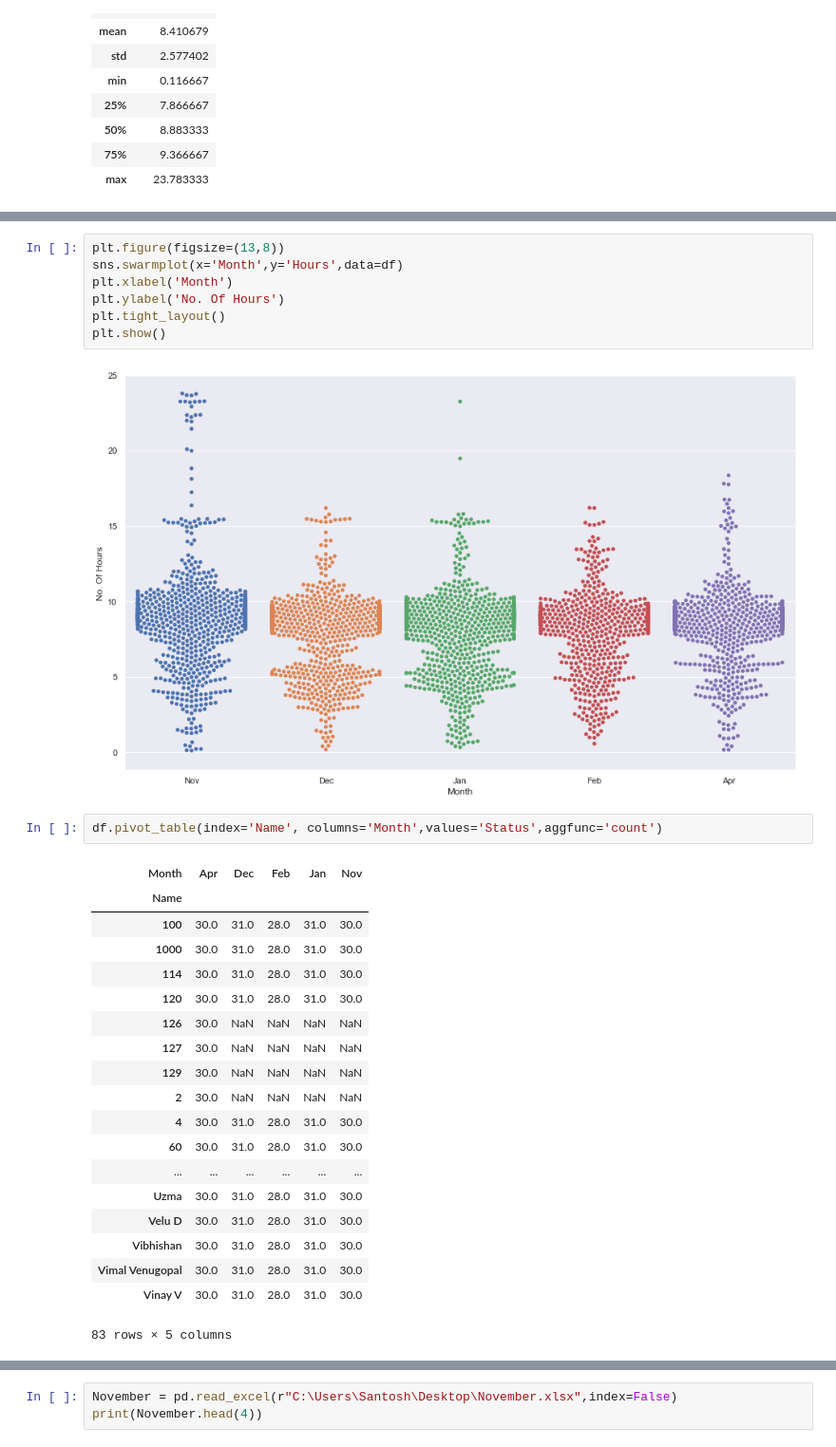
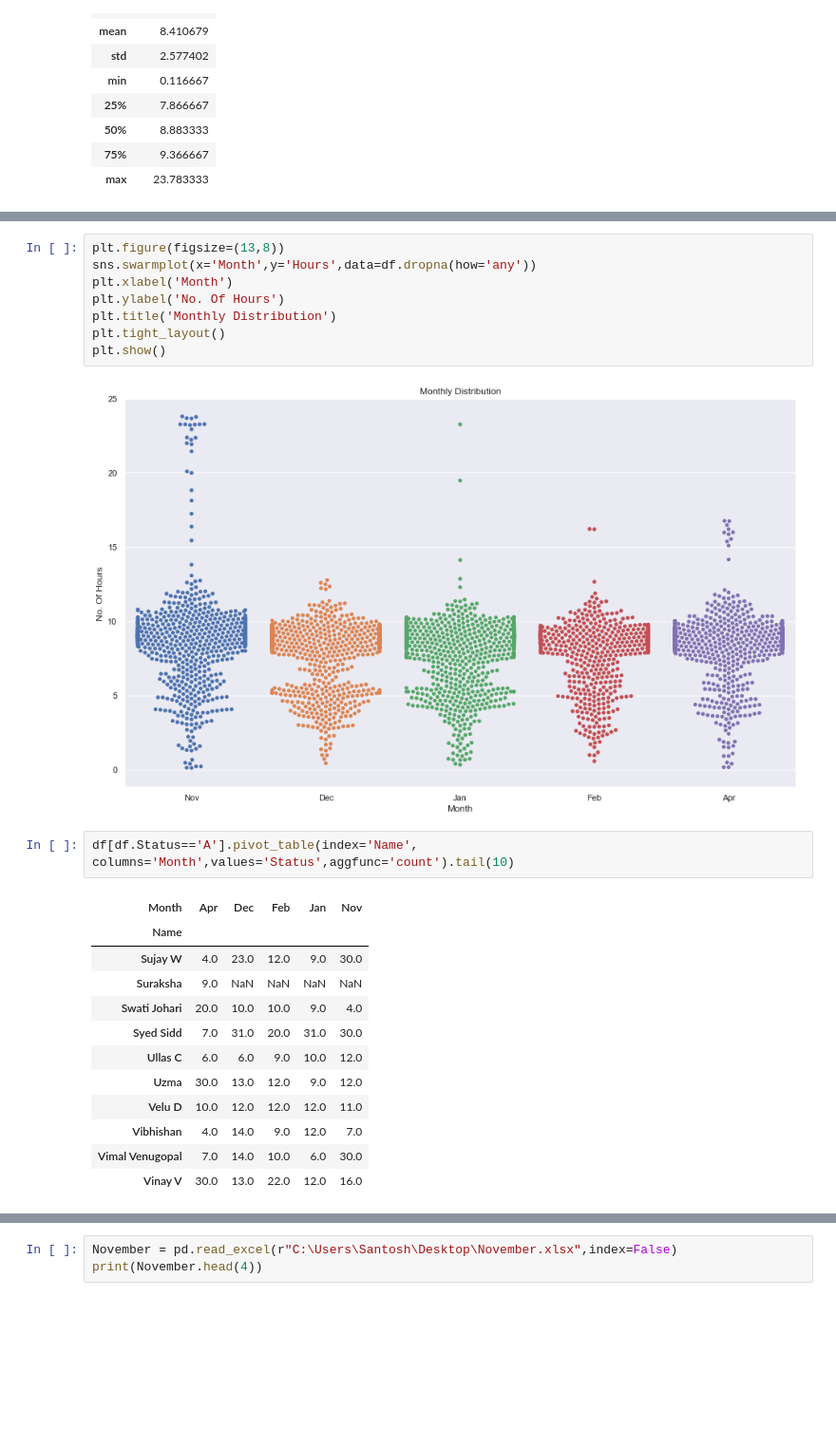
Before and after one commit to csantoshraju/myschoolpage, a Jupyter notebook: MSP_Analysis.ipynb, the cells around one changed output, grey strips where cells are left out. Shown: that part at 95% size. Drawn from its saved outputs; the diff is of its cells as text; blank space fills up the shorter version.

```diff
--- a/MSP_Analysis.ipynb
+++ b/MSP_Analysis.ipynb
@@ -100,31 +83,25 @@ plt.show()
 # %%
 plt.figure(figsize=(13,8))
-sns.swarmplot(x='Month',y='Hours',data=df)
+sns.swarmplot(x='Month',y='Hours',data=df.dropna(how='any'))
 plt.xlabel('Month')
 plt.ylabel('No. Of Hours')
+plt.title('Monthly Distribution')
 plt.tight_layout()
 plt.show()
 # %% [output]
-[figure, old version]
+[figure, new version]
 # %%
-df.pivot_table(index='Name', columns='Month',values='Status',aggfunc='count')
+df[df.Status=='A'].pivot_table(index='Name', columns='Month',values='Status',aggfunc='count').tail(10)
 # %% [output]
 | Month | Apr | Dec | Feb | Jan | Nov |
 | Name |  |  |  |  |  |
-| 100 | 30.0 | 31.0 | 28.0 | 31.0 | 30.0 |
-| 1000 | 30.0 | 31.0 | 28.0 | 31.0 | 30.0 |
-| 114 | 30.0 | 31.0 | 28.0 | 31.0 | 30.0 |
-| 120 | 30.0 | 31.0 | 28.0 | 31.0 | 30.0 |
-| 126 | 30.0 | NaN | NaN | NaN | NaN |
-| 127 | 30.0 | NaN | NaN | NaN | NaN |
-| 129 | 30.0 | NaN | NaN | NaN | NaN |
-| 2 | 30.0 | NaN | NaN | NaN | NaN |
-| 4 | 30.0 | 31.0 | 28.0 | 31.0 | 30.0 |
-| 60 | 30.0 | 31.0 | 28.0 | 31.0 | 30.0 |
-| ... | ... | ... | ... | ... | ... |
-| Uzma | 30.0 | 31.0 | 28.0 | 31.0 | 30.0 |
-| Velu D | 30.0 | 31.0 | 28.0 | 31.0 | 30.0 |
-| Vibhishan | 30.0 | 31.0 | 28.0 | 31.0 | 30.0 |
-| Vimal Venugopal | 30.0 | 31.0 | 28.0 | 31.0 | 30.0 |
-| Vinay V | 30.0 | 31.0 | 28.0 | 31.0 | 30.0 |
+| Sujay W | 4.0 | 23.0 | 12.0 | 9.0 | 30.0 |
+| Suraksha | 9.0 | NaN | NaN | NaN | NaN |
+| Swati Johari | 20.0 | 10.0 | 10.0 | 9.0 | 4.0 |
+| Syed Sidd | 7.0 | 31.0 | 20.0 | 31.0 | 30.0 |
+| Ullas C | 6.0 | 6.0 | 9.0 | 10.0 | 12.0 |
+| Uzma | 30.0 | 13.0 | 12.0 | 9.0 | 12.0 |
+| Velu D | 10.0 | 12.0 | 12.0 | 12.0 | 11.0 |
+| Vibhishan | 4.0 | 14.0 | 9.0 | 12.0 | 7.0 |
+| Vimal Venugopal | 7.0 | 14.0 | 10.0 | 6.0 | 30.0 |
+| Vinay V | 30.0 | 13.0 | 22.0 | 12.0 | 16.0 |
-83 rows × 5 columns
```
Also changed, not shown: parts of 23 cells of this notebook.
